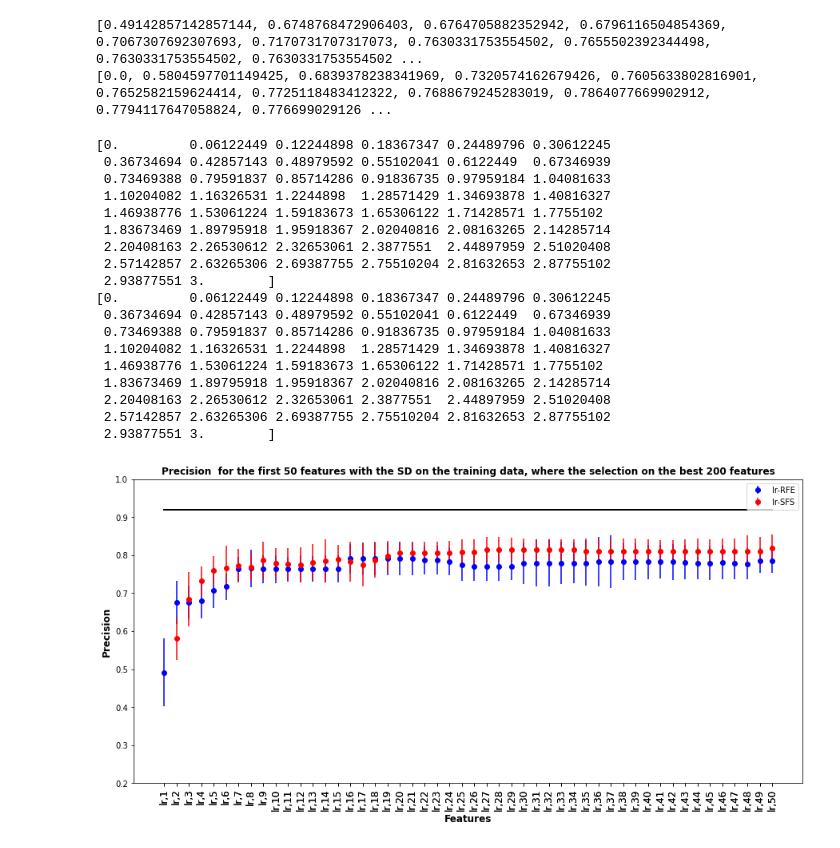
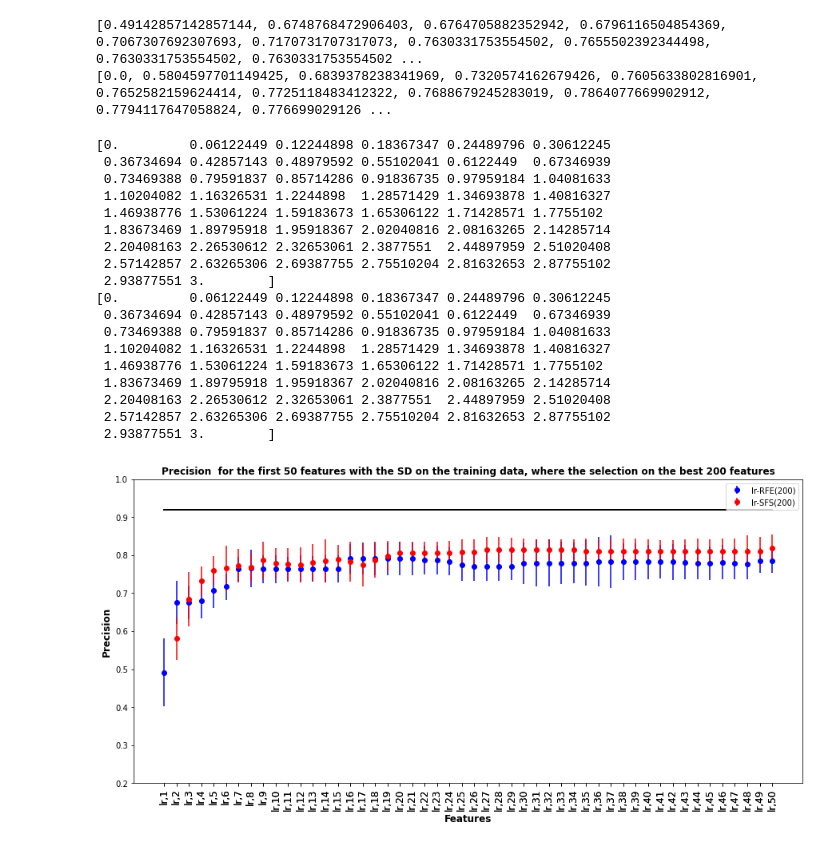
Before and after one commit to eahussein/apple_classification, a Jupyter notebook: rg/tutorial_graphs2.ipynb, the cells around one changed output. Cells and saved outputs as stored; diff of their text form; code cells hidden in the pictures.

```diff
--- a/rg/tutorial_graphs2.ipynb
+++ b/rg/tutorial_graphs2.ipynb
@@ -85,7 +85,7 @@ for result, model, color in zip(arr_all, models, colors):
     print(a)
     space.extend(a)
     tickFeat.extend(result[0])
-    plt.errorbar( a, result[1], result[2], fmt='o', label =model[1]+"-RFE", color = 'blue')
+    plt.errorbar( a, result[1], result[2], fmt='o', label =model[1]+"-RFE(200)", color = 'blue')
     count += 1
 count = 0
 
@@ -94,35 +94,35 @@ for result, model, color in zip(arr_all6, models, colors):
     print(a)
     space.extend(a)
     tickFeat.extend(result[0])
-    plt.errorbar( a, result[1], result[2], fmt='o', label =model[1]+"-SFS", color = 'red')
+    plt.errorbar( a, result[1], result[2], fmt='o', label =model[1]+"-SFS(200)", color = 'red')
     count += 1
 
 plt.plot(np.array(space),[0.9187]*100, color = 'Black')
 plt.xticks(space, tickFeat, rotation = 'vertical',  fontsize =12)
 plt.ylim(.2, 1)
 plt.legend()
 
 plt.show()
 # %% [output]
 [0.         0.06122449 0.12244898 0.18367347 0.24489796 0.30612245
  0.36734694 0.42857143 0.48979592 0.55102041 0.6122449  0.67346939
  0.73469388 0.79591837 0.85714286 0.91836735 0.97959184 1.04081633
  1.10204082 1.16326531 1.2244898  1.28571429 1.34693878 1.40816327
  1.46938776 1.53061224 1.59183673 1.65306122 1.71428571 1.7755102
  1.83673469 1.89795918 1.95918367 2.02040816 2.08163265 2.14285714
  2.20408163 2.26530612 2.32653061 2.3877551  2.44897959 2.51020408
  2.57142857 2.63265306 2.69387755 2.75510204 2.81632653 2.87755102
  2.93877551 3.        ]
 [0.         0.06122449 0.12244898 0.18367347 0.24489796 0.30612245
  0.36734694 0.42857143 0.48979592 0.55102041 0.6122449  0.67346939
  0.73469388 0.79591837 0.85714286 0.91836735 0.97959184 1.04081633
  1.10204082 1.16326531 1.2244898  1.28571429 1.34693878 1.40816327
  1.46938776 1.53061224 1.59183673 1.65306122 1.71428571 1.7755102
  1.83673469 1.89795918 1.95918367 2.02040816 2.08163265 2.14285714
  2.20408163 2.26530612 2.32653061 2.3877551  2.44897959 2.51020408
  2.57142857 2.63265306 2.69387755 2.75510204 2.81632653 2.87755102
  2.93877551 3.        ]
-[figure, old version]
+[figure, new version]
 # %%
 # arr_diff_all = []
 
```
Also changed, not shown: parts of 1 cell of this notebook, 1 other file.
